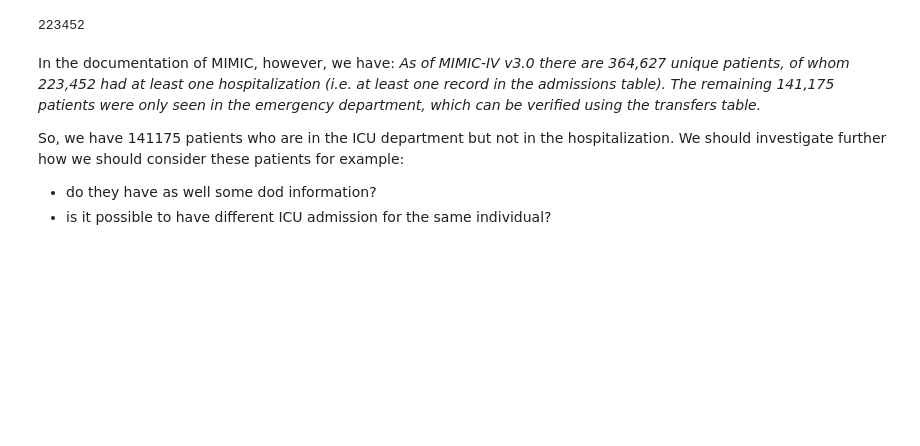
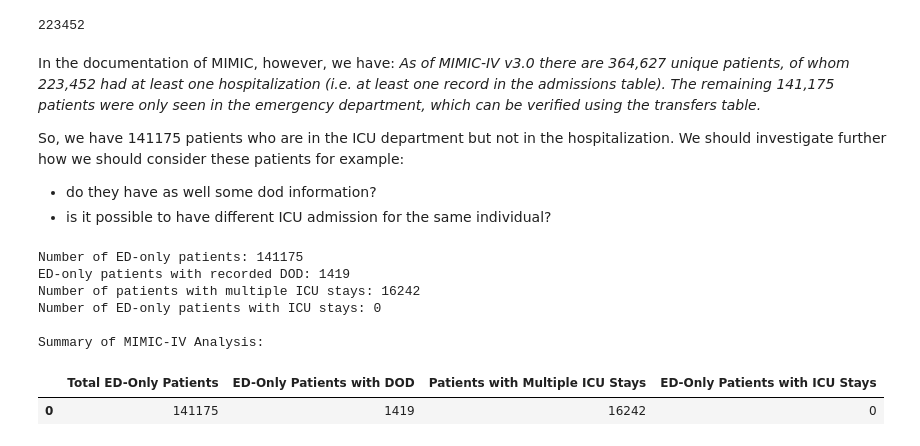
Before and after one commit to michechi/LLMSeq, a Jupyter notebook: src/pyhealth_vs_other.ipynb, the cells around one changed output. Saved outputs shown, nothing was run; the diff lists cells and outputs as text; code cells hidden in the pictures; blank space fills up the shorter version.

```diff
--- a/src/pyhealth_vs_other.ipynb
+++ b/src/pyhealth_vs_other.ipynb
@@ -156,3 +161,51 @@ _As of MIMIC-IV v3.0 there are 364,627 unique patients, of whom 223,452 had at l
 So, we have 141175 patients who are in the ICU department but not in the hospitalization. We should investigate further how we should consider these patients for example:
 * do they have as well some dod information?
 * is it possible to have different ICU admission for the same individual?
+# %%
+import pandas as pd
+
+# Load necessary MIMIC-IV tables
+patients = pd.read_csv("/root/MIMICIV/data/mimic-iv-3.1/hosp/patients.csv")      # Contains subject_id, dod
+admissions = pd.read_csv("/root/MIMICIV/data/mimic-iv-3.1/hosp/admissions.csv")  # Contains subject_id, hadm_id
+transfers = pd.read_csv("/root/MIMICIV/data/mimic-iv-3.1/hosp/transfers.csv.gz", compression="gzip")    # Contains subject_id, eventtype
+icustays = pd.read_csv("/root/MIMICIV/data/mimic-iv-3.1/icu/icustays.csv")       # Contains subject_id, hadm_id, stay_id
+
+# 1. Identify ED-only patients
+# Patients in transfers but NOT in admissions
+ed_only_patients = set(transfers["subject_id"]) - set(admissions["subject_id"])
+ed_only_df = transfers[transfers["subject_id"].isin(ed_only_patients)]
+
+# 2. Check how many ED-only patients have a recorded date of death
+ed_only_with_dod = patients[patients["subject_id"].isin(ed_only_patients) & patients["dod"].notna()]
+print(f"Number of ED-only patients: {len(ed_only_patients)}")
+print(f"ED-only patients with recorded DOD: {len(ed_only_with_dod)}")
+
+# 3. Check for multiple ICU stays per patient
+icustay_counts = icustays.groupby("subject_id")["stay_id"].count().reset_index()
+multiple_icu_stays = icustay_counts[icustay_counts["stay_id"] > 1]
+print(f"Number of patients with multiple ICU stays: {len(multiple_icu_stays)}")
+
+# Show ICU stays for ED-only patients
+ed_only_icu_stays = icustays[icustays["subject_id"].isin(ed_only_patients)]
+print(f"Number of ED-only patients with ICU stays: {len(ed_only_icu_stays['subject_id'].unique())}")
+
+# Display results in a DataFrame
+results_df = pd.DataFrame({
+    "Total ED-Only Patients": [len(ed_only_patients)],
+    "ED-Only Patients with DOD": [len(ed_only_with_dod)],
+    "Patients with Multiple ICU Stays": [len(multiple_icu_stays)],
+    "ED-Only Patients with ICU Stays": [len(ed_only_icu_stays['subject_id'].unique())]
+})
+
+# Display DataFrame
+print("\nSummary of MIMIC-IV Analysis:")
+display(results_df)
+# %% [output]
+Number of ED-only patients: 141175
+ED-only patients with recorded DOD: 1419
+Number of patients with multiple ICU stays: 16242
+Number of ED-only patients with ICU stays: 0
+
+Summary of MIMIC-IV Analysis:
+|  | Total ED-Only Patients | ED-Only Patients with DOD | Patients with Multiple ICU Stays | ED-Only Patients with ICU Stays |
+| 0 | 141175 | 1419 | 16242 | 0 |
```
Also changed, not shown: parts of 10 cells of this notebook, 6 other files.
